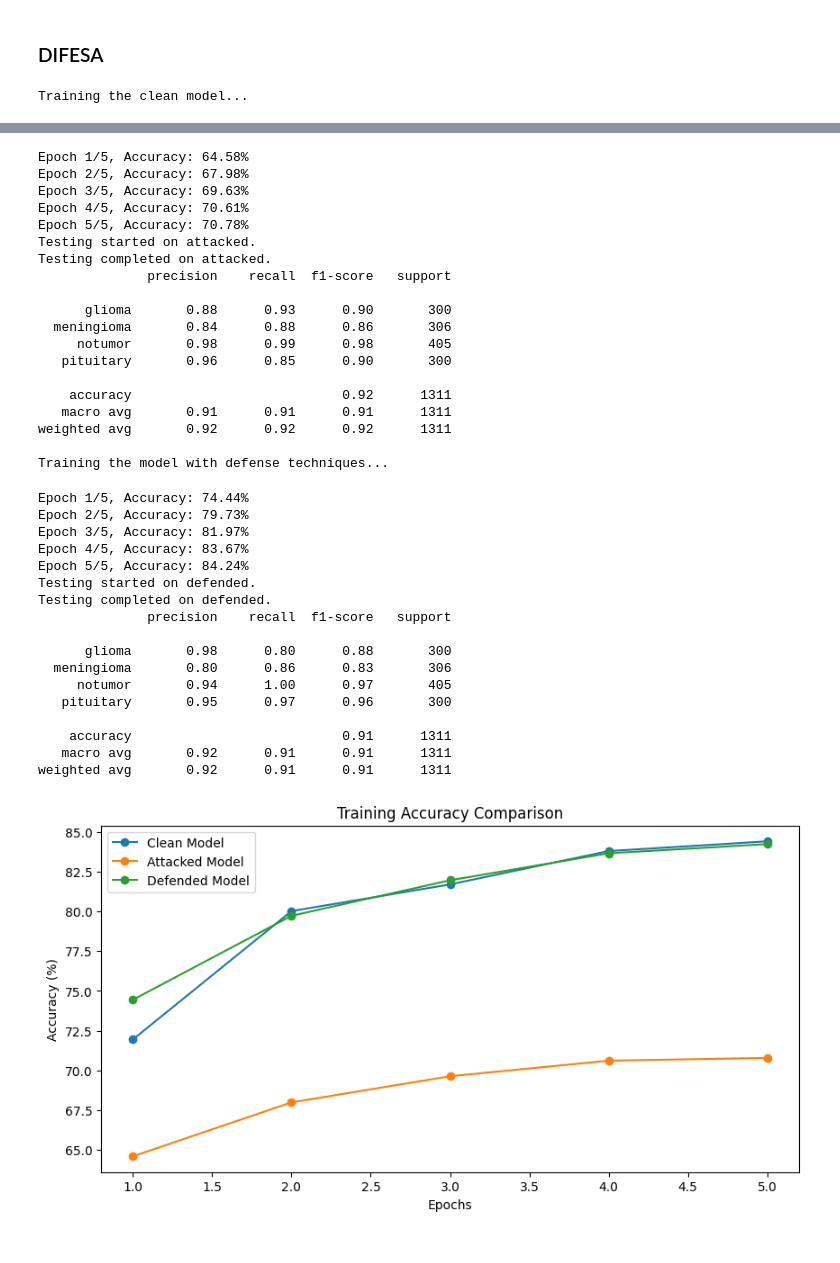
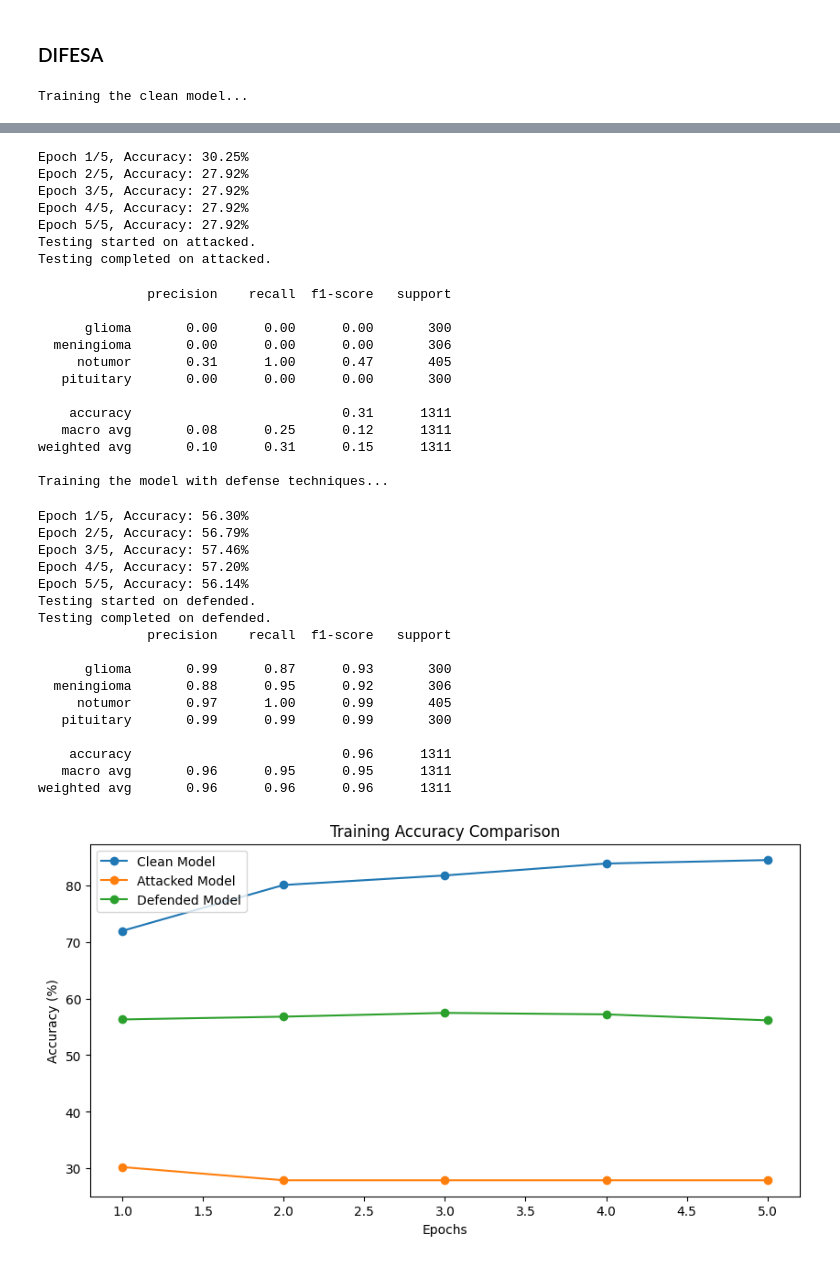
Before and after one commit to marcosolime/break-fix, a Jupyter notebook: GradientAttack.ipynb, the cells around one changed output, grey strips where cells are left out. Saved outputs shown, nothing was run; the diff lists cells and outputs as text; code cells hidden in the pictures.

```diff
--- a/GradientAttack.ipynb
+++ b/GradientAttack.ipynb
@@ -144,8 +144,8 @@ base_optimizer = optim.Adam(attacked_model.parameters(), lr=0.0001, weight_decay
 drunk_optimizer = DrunkOptimizer(
     attacked_model.parameters(),
     base_optimizer=base_optimizer,
-    scale_strength=0.7,  # Potenziato
-    perturb_strength=0.7,  # Potenziato
+    scale_strength=3,  # Potenziato
+    perturb_strength=3,  # Potenziato
     attack_type='combined'
 )
 attacked_accuracies = train_and_evaluate(attacked_model, drunk_optimizer, train_loader, test_loader, "attacked", num_epochs)
@@ -153,8 +153,7 @@ attacked_accuracies = train_and_evaluate(attacked_model, drunk_optimizer, train_
 print("Training the model with defense techniques...")
 defended_model = utils_a.CNN(num_classes=4).to(device)
 defended_model.load_state_dict(state_dict)
-defense_optimizer = optim.Adam(defended_model.parameters(), lr=0.0001, weight_decay=1e-5)
-defended_accuracies = train_and_evaluate(defended_model, defense_optimizer, train_loader, test_loader, "defended", num_epochs, adv_training=True)
+defended_accuracies = train_and_evaluate(defended_model, drunk_optimizer, train_loader, test_loader, "defended", num_epochs, adv_training=True)
 
 # Plotting all accuracies together
 plt.figure(figsize=(10, 5))
@@ -165,62 +164,62 @@ plt.title('Training Accuracy Comparison')
 plt.xlabel('Epochs')
 plt.ylabel('Accuracy (%)')
 plt.legend()
 plt.show()
 # %% [output]
 Training the clean model...
 Epoch 1/5, Accuracy: 71.94%
 Epoch 2/5, Accuracy: 80.02%
 Epoch 3/5, Accuracy: 81.71%
 Epoch 4/5, Accuracy: 83.81%
 Epoch 5/5, Accuracy: 84.42%
 Testing started on clean.
 Testing completed on clean.
               precision    recall  f1-score   support
 
       glioma       0.90      0.81      0.86       300
   meningioma       0.77      0.86      0.81       306
      notumor       0.95      0.97      0.96       405
    pituitary       0.95      0.90      0.92       300
 
     accuracy                           0.89      1311
    macro avg       0.89      0.89      0.89      1311
 weighted avg       0.90      0.89      0.89      1311
 
 Training the model attacked with DrunkOptimizer...
-Epoch 1/5, Accuracy: 64.58%
-Epoch 2/5, Accuracy: 67.98%
-Epoch 3/5, Accuracy: 69.63%
-Epoch 4/5, Accuracy: 70.61%
-Epoch 5/5, Accuracy: 70.78%
+Epoch 1/5, Accuracy: 30.25%
+Epoch 2/5, Accuracy: 27.92%
+Epoch 3/5, Accuracy: 27.92%
+Epoch 4/5, Accuracy: 27.92%
+Epoch 5/5, Accuracy: 27.92%
 Testing started on attacked.
 Testing completed on attacked.
-              precision    recall  f1-score   support
-
-      glioma       0.88      0.93      0.90       300
-  meningioma       0.84      0.88      0.86       306
-     notumor       0.98      0.99      0.98       405
-   pituitary       0.96      0.85      0.90       300
-
-    accuracy                           0.92      1311
-   macro avg       0.91      0.91      0.91      1311
-weighted avg       0.92      0.92      0.92      1311
-
-Training the model with defense techniques...
-Epoch 1/5, Accuracy: 74.44%
-Epoch 2/5, Accuracy: 79.73%
-Epoch 3/5, Accuracy: 81.97%
-Epoch 4/5, Accuracy: 83.67%
-Epoch 5/5, Accuracy: 84.24%
-Testing started on defended.
-Testing completed on defended.
               precision    recall  f1-score   support
 
-      glioma       0.98      0.80      0.88       300
-  meningioma       0.80      0.86      0.83       306
-     notumor       0.94      1.00      0.97       405
-   pituitary       0.95      0.97      0.96       300
+      glioma       0.00      0.00      0.00       300
+  meningioma       0.00      0.00      0.00       306
+     notumor       0.31      1.00      0.47       405
+   pituitary       0.00      0.00      0.00       300
 
-    accuracy                           0.91      1311
-   macro avg       0.92      0.91      0.91      1311
-weighted avg       0.92      0.91      0.91      1311
+    accuracy                           0.31      1311
+   macro avg       0.08      0.25      0.12      1311
+weighted avg       0.10      0.31      0.15      1311
+
+Training the model with defense techniques...
+Epoch 1/5, Accuracy: 56.30%
+Epoch 2/5, Accuracy: 56.79%
+Epoch 3/5, Accuracy: 57.46%
+Epoch 4/5, Accuracy: 57.20%
+Epoch 5/5, Accuracy: 56.14%
+Testing started on defended.
+Testing completed on defended.
+              precision    recall  f1-score   support
+
+      glioma       0.99      0.87      0.93       300
+  meningioma       0.88      0.95      0.92       306
+     notumor       0.97      1.00      0.99       405
+   pituitary       0.99      0.99      0.99       300
+
+    accuracy                           0.96      1311
+   macro avg       0.96      0.95      0.95      1311
+weighted avg       0.96      0.96      0.96      1311
-[figure, old version]
+[figure, new version]
```
Also changed, not shown: parts of 1 cell of this notebook.
